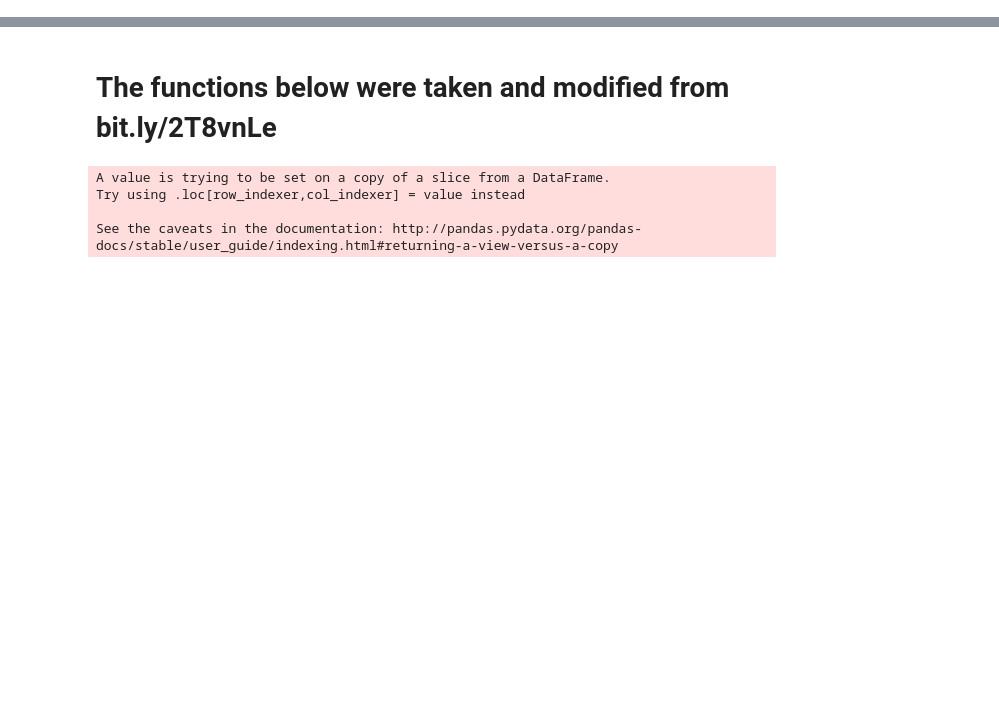
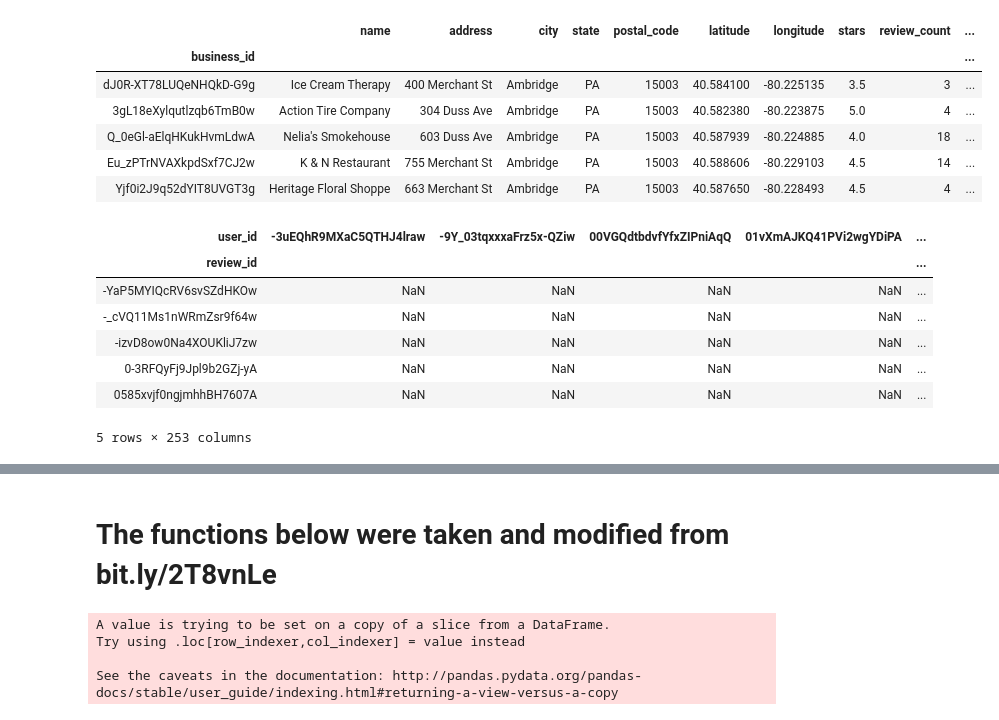
Before and after one commit to UhhBart/ci-yelp, a Jupyter notebook: Content Based Filtering.ipynb, the cells around one changed output, grey strips where cells are left out. Drawn from its saved outputs; the diff is of its cells as text; code cells hidden in the pictures; blank space fills up the shorter version.

```diff
--- a/Content Based Filtering.ipynb
+++ b/Content Based Filtering.ipynb
@@ -73,0 +68,5 @@ Ice Cream Therapy
+# %%
+display(reviews_training.head())
+display(businesses.head())
+display(utility_ratings.head())
+# %% [output]
@@ -74,3 +79,18 @@ Ice Cream Therapy
+|  | name | address | city | state | postal_code | latitude | longitude | stars | review_count | ... |
+| business_id |  |  |  |  |  |  |  |  |  | ... |
+| dJ0R-XT78LUQeNHQkD-G9g | Ice Cream Therapy | 400 Merchant St | Ambridge | PA | 15003 | 40.584100 | -80.225135 | 3.5 | 3 | ... |
+| 3gL18eXylqutlzqb6TmB0w | Action Tire Company | 304 Duss Ave | Ambridge | PA | 15003 | 40.582380 | -80.223875 | 5.0 | 4 | ... |
+| Q_0eGl-aElqHKukHvmLdwA | Nelia's Smokehouse | 603 Duss Ave | Ambridge | PA | 15003 | 40.587939 | -80.224885 | 4.0 | 18 | ... |
+| Eu_zPTrNVAXkpdSxf7CJ2w | K & N Restaurant | 755 Merchant St | Ambridge | PA | 15003 | 40.588606 | -80.229103 | 4.5 | 14 | ... |
+| Yjf0i2J9q52dYIT8UVGT3g | Heritage Floral Shoppe | 663 Merchant St | Ambridge | PA | 15003 | 40.587650 | -80.228493 | 4.5 | 4 | ... |
+| user_id | -3uEQhR9MXaC5QTHJ4lraw | -9Y_03tqxxxaFrz5x-QZiw | 00VGQdtbdvfYfxZIPniAqQ | 01vXmAJKQ41PVi2wgYDiPA | ... |
+| review_id |  |  |  |  | ... |
+| -YaP5MYIQcRV6svSZdHKOw | NaN | NaN | NaN | NaN | ... |
+| -_cVQ11Ms1nWRmZsr9f64w | NaN | NaN | NaN | NaN | ... |
+| -izvD8ow0Na4XOUKliJ7zw | NaN | NaN | NaN | NaN | ... |
+| 0-3RFQyFj9Jpl9b2GZj-yA | NaN | NaN | NaN | NaN | ... |
+| 0585xvjf0ngjmhhBH7607A | NaN | NaN | NaN | NaN | ... |
+5 rows × 253 columns
 # %%
 reviews_training['total reviews_training'] = pd.Series(list(range(len(reviews_training))))
 reviews_training['total words'] = reviews_training['text'].str.split().str.len()
```
Also changed, not shown: parts of 9 cells of this notebook.
